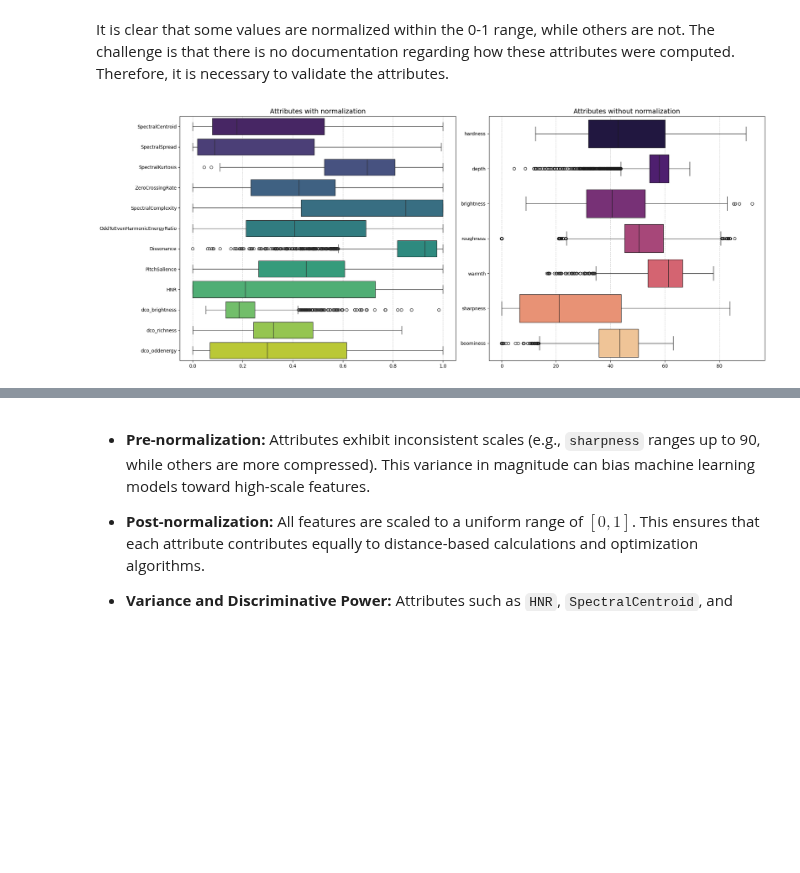
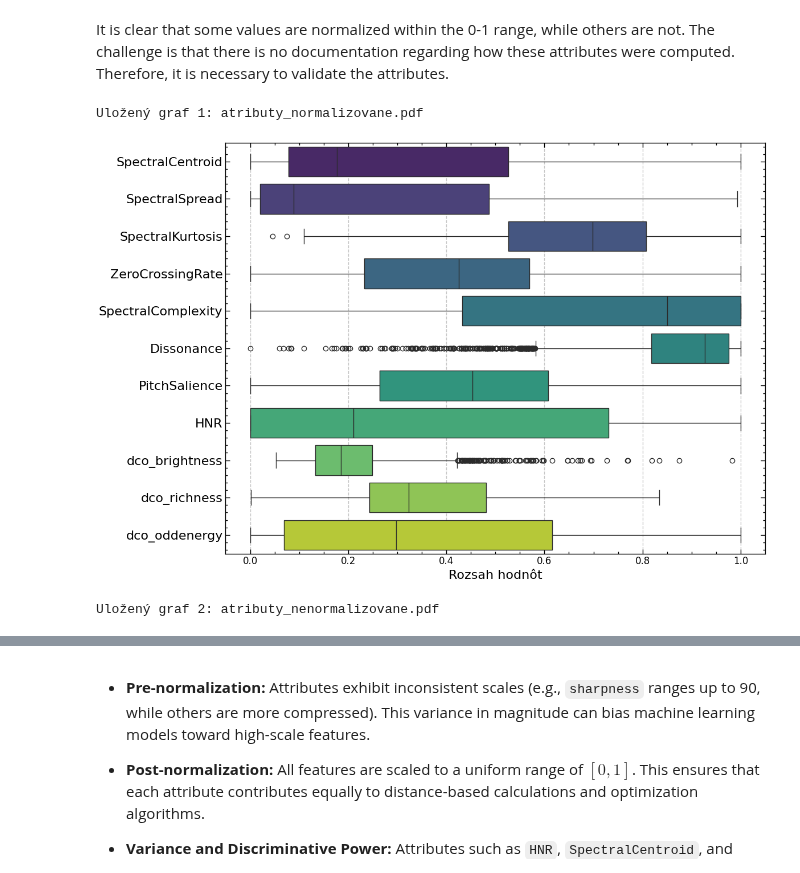
Before and after one commit to kika007/WavetableCVAE_analysis, a Jupyter notebook: json_analysis.ipynb, the cells around one changed output, grey strips where cells are left out. Drawn from its saved outputs; the diff is of its cells as text; code cells hidden in the pictures; blank space fills up the shorter version.

```diff
--- a/json_analysis.ipynb
+++ b/json_analysis.ipynb
@@ -21,6 +21,18 @@ import torchaudio
 from pathlib import Path
 from sklearn.preprocessing import PowerTransformer
 from scipy.io import wavfile
+import matplotlib.pyplot as plt
+import scienceplots
+from pathlib import Path
+
+plt.style.use(['science', 'notebook'])
+plt.rcParams.update({
+    "axes.labelsize": 16,
+    "xtick.labelsize": 15,
+    "ytick.labelsize": 15,
+    "legend.fontsize": 14,
+    "axes.titlesize": 16
+})
 # %% [markdown]
 ### Download dataset
 # %%
@@ -520,28 +605,68 @@ plt.show()
 # %% [markdown]
 It is clear that some values are normalized within the 0-1 range, while others are not. The challenge is that there is no documentation regarding how these attributes were computed. Therefore, it is necessary to validate the attributes.
 # %%
+import matplotlib.pyplot as plt
+import seaborn as sns
+import scienceplots
+from pathlib import Path
 
+# --- NASTAVENIE ŠTÝLU ---
+plt.style.use(['science', 'notebook'])
+plt.rcParams.update({
+    "axes.labelsize": 18,
+    "xtick.labelsize": 12,
+    "ytick.labelsize": 12,
+    "axes.titlesize": 18
+})
+
+# Príprava priečinka
+output_dir = Path("OUTPUT_GRAPHS")
+output_dir.mkdir(exist_ok=True)
+
+# Definícia stĺpcov na vynechanie
 base_exclude = ['name', 'waveform', 'sample_rate', 'duration']
+exclude_only_in_1 = ['hardness', 'depth', 'brightness', 'roughness', 'warmth', 'sharpness', 'boominess', 'OddToEvenHarmonicEnergyRatio']
+exclude_only_in_2 = ['SpectralCentroid','SpectralSpread', 'SpectralKurtosis', 'ZeroCrossingRate', 'SpectralComplexity', 'OddToEvenHarmonicEnergyRatio',
+                     'Dissonance', 'PitchSalience', 'HNR', 'dco_brightness','dco_richness','dco_oddenergy']
 
-exclude_only_in_1 = ['hardness', 'depth', 'brightness', 'roughness', 'warmth', 'sharpness', 'boominess']
-exclude_only_in_2 = ['SpectralCentroid','SpectralSpread', 'SpectralKurtosis', 'ZeroCrossingRate', 'SpectralComplexity', 'OddToEvenHarmonicEnergyRatio',
-    'Dissonance', 'PitchSalience', 'HNR', 'dco_brightness','dco_richness','dco_oddenergy']
+# --- GRAF 1: Normalizované atribúty ---
+features_1 = df.drop(columns=[c for c in base_exclude + exclude_only_in_1 if c in df.columns])
 
-fig, (ax1, ax2) = plt.subplots(1, 2, figsize=(20, 8))
+plt.figure(figsize=(12, 8))
+sns.boxplot(data=features_1, orient='h', palette='viridis')
+#plt.title("Atribúty s normalizáciou", fontsize=20)
+plt.xlabel("Rozsah hodnôt", fontsize=16)
+plt.yticks(fontsize=16)
+plt.grid(axis='x', linestyle='--', alpha=0.7)
+plt.tight_layout()
 
-# --- 1 ---
-features_1 = df.drop(columns=[c for c in base_exclude + exclude_only_in_1 if c in df.columns])
-sns.boxplot(data=features_1, orient='h', palette='viridis', ax=ax1)
-ax1.set_title("Attributes with normalization", fontsize=14)
-ax1.grid(axis='x', linestyle='--', alpha=0.7)
+# Uloženie 1
+name1 = "atributy_normalizovane.pdf"
+plt.savefig(output_dir / name1, bbox_inches='tight')
+plt.savefig(output_dir / name1.replace('.pdf', '.png'), dpi=300, bbox_inches='tight')
+print(f"Uložený graf 1: {name1}")
+plt.show()
 
-# --- 2 ---
+
+# --- GRAF 2: Nenormalizované atribúty ---
 features_2 = df.drop(columns=[c for c in base_exclude + exclude_only_in_2 if c in df.columns])
-sns.boxplot(data=features_2, orient='h', palette='magma', ax=ax2)
-ax2.set_title("Attributes without normalization", fontsize=14)
-ax2.grid(axis='x', linestyle='--', alpha=0.7)
 
+plt.figure(figsize=(12, 8))
+sns.boxplot(data=features_2, orient='h', palette='magma')
+#plt.title("Atribúty bez normalizácie", fontsize=20)
+plt.xlabel("Rozsah hodnôt", fontsize=16)
+plt.yticks(fontsize=16)
+
+plt.grid(axis='x', linestyle='--', alpha=0.7)
 plt.tight_layout()
+
+# Uloženie 2
+name2 = "atributy_nenormalizovane.pdf"
+plt.savefig(output_dir / name2, bbox_inches='tight')
+plt.savefig(output_dir / name2.replace('.pdf', '.png'), dpi=300, bbox_inches='tight')
+print(f"Uložený graf 2: {name2}")
 plt.show()
 # %% [output]
+Uložený graf 1: atributy_normalizovane.pdf
-[figure, old version]
+[figure, new version]
+Uložený graf 2: atributy_nenormalizovane.pdf
```
Also changed, not shown: parts of 15 cells of this notebook, 2 other files.
